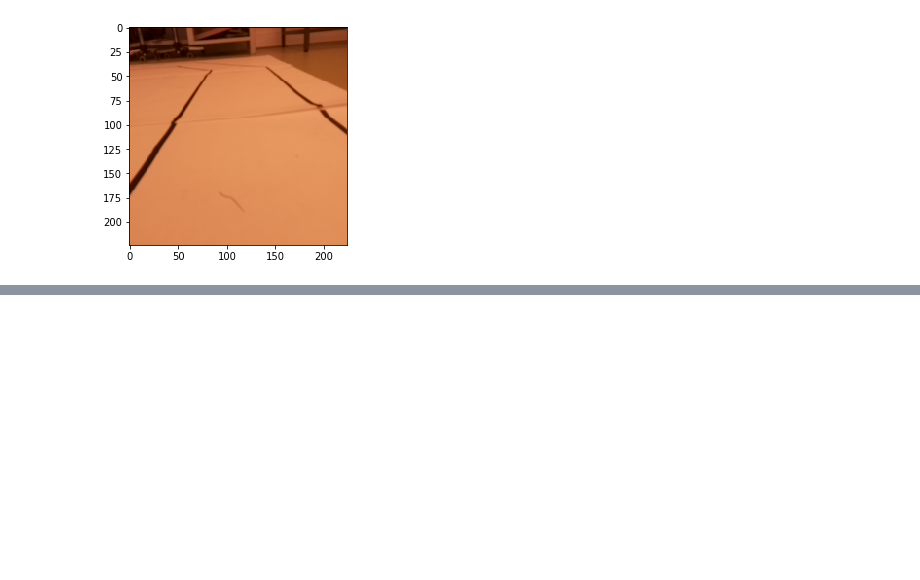
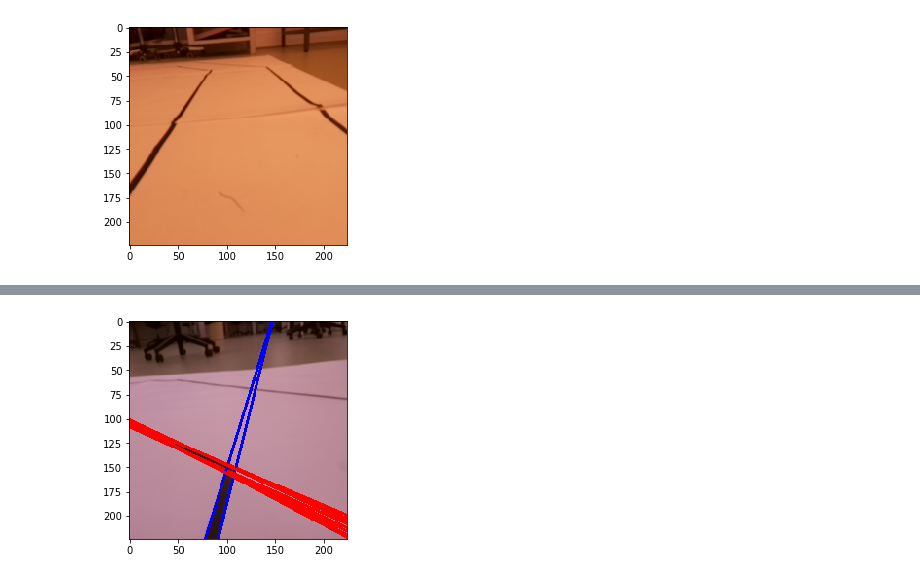
Before and after one commit to cs-isia-racer/notebooks, a Jupyter notebook: src/houghlines_pipeline.ipynb, the cells around one changed output, grey strips where cells are left out. Cells and saved outputs as stored; diff of their text form; code cells hidden in the pictures; blank space fills up the shorter version.

```diff
--- a/src/houghlines_pipeline.ipynb
+++ b/src/houghlines_pipeline.ipynb
@@ -11,3 +11,5 @@ X_val_bgr = [cv2.cvtColor(img, cv2.COLOR_RGB2BGR) for img in X_val]
+# %%
+X_val_bgr = X_val
 # %%
 def show_image(img, to_rgb=True):
     if to_rgb:
@@ -127,0 +145,5 @@ for img_lines in img_lines_set:
+# %%
+lines, img_lines = get_lines(X_val_bgr[1350])
+show_image(img_lines)
+# %% [output]
+[figure, added]
```
Also changed, not shown: parts of 25 cells of this notebook, 1 other file.
